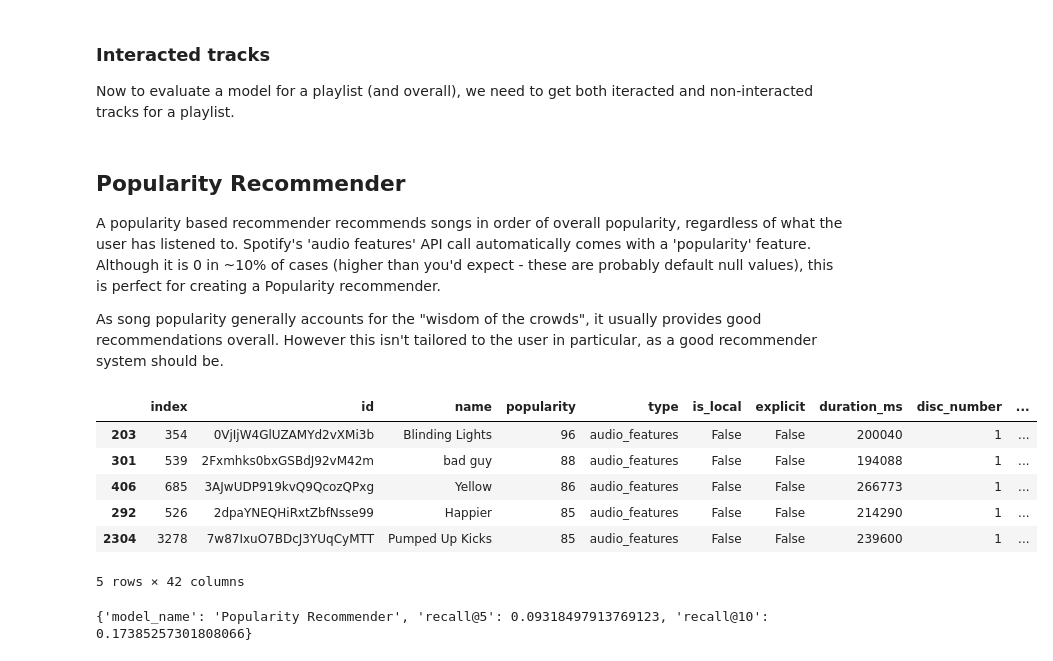
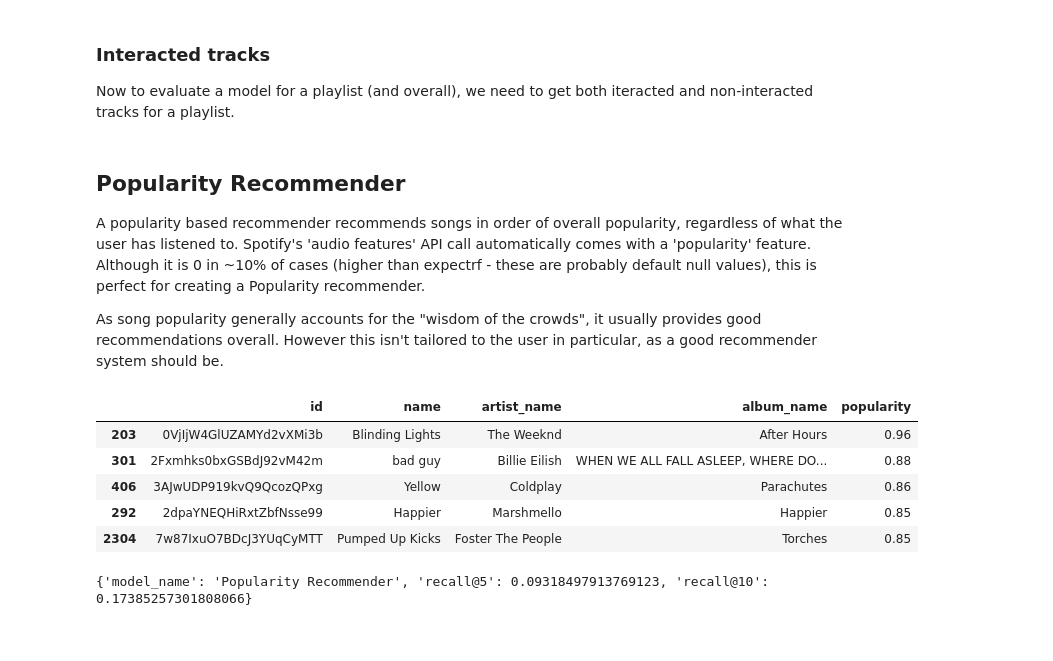
Before and after one commit to anthonyli358/spotify-recommender-systems, a Jupyter notebook: recommender_systems.ipynb, the cells around one changed output. Saved outputs shown, nothing was run; the diff lists cells and outputs as text; code cells hidden in the pictures.

Commit message:
Complete Collaborative, Hybrid, and HybridPopularity recommenders

```diff
--- a/recommender_systems.ipynb
+++ b/recommender_systems.ipynb
@@ -54,0 +44,3 @@ playlist_tracks_df.head()
+# %%
+playlist_tracks_df['popularity'] = playlist_tracks_df['popularity'] / 100  # normalise popularity feature between 0 and 1
+playlist_tracks_df.head()
@@ -138,7 +138,7 @@ interacted_tracks, non_interacted_tracks = get_interacted_tracks(playlist_tracks
 # %% [markdown]
 ## Popularity Recommender
 
-A popularity based recommender recommends songs in order of overall popularity, regardless of what the user has listened to. Spotify's 'audio features' API call automatically comes with a 'popularity' feature. Although it is 0 in ~10% of cases (higher than you'd expect - these are probably default null values), this is perfect for creating a Popularity recommender.
+A popularity based recommender recommends songs in order of overall popularity, regardless of what the user has listened to. Spotify's 'audio features' API call automatically comes with a 'popularity' feature. Although it is 0 in ~10% of cases (higher than expectrf - these are probably default null values), this is perfect for creating a Popularity recommender.
 
 As song popularity generally accounts for the "wisdom of the crowds", it usually provides good recommendations overall. However this isn't tailored to the user in particular, as a good recommender system should be.
 # %%
@@ -159,15 +159,14 @@ popularity_model = PopularityRecommender(playlist_tracks_df)
 # %%
 # You can see this is essentially sorted by popularity
 popularity_model_recommendations = popularity_model.recommend_tracks(playlist_ids['Chill'], interacted_tracks['id'].tolist())
-popularity_model_recommendations.head()
+popularity_model_recommendations[['id', 'name', 'artist_name', 'album_name', 'popularity']].head()
 # %% [output]
-|  | index | id | name | popularity | type | is_local | explicit | duration_ms | disc_number | ... |
-| 203 | 354 | 0VjIjW4GlUZAMYd2vXMi3b | Blinding Lights | 96 | audio_features | False | False | 200040 | 1 | ... |
-| 301 | 539 | 2Fxmhks0bxGSBdJ92vM42m | bad guy | 88 | audio_features | False | False | 194088 | 1 | ... |
-| 406 | 685 | 3AJwUDP919kvQ9QcozQPxg | Yellow | 86 | audio_features | False | False | 266773 | 1 | ... |
-| 292 | 526 | 2dpaYNEQHiRxtZbfNsse99 | Happier | 85 | audio_features | False | False | 214290 | 1 | ... |
-| 2304 | 3278 | 7w87IxuO7BDcJ3YUqCyMTT | Pumped Up Kicks | 85 | audio_features | False | False | 239600 | 1 | ... |
+|  | id | name | artist_name | album_name | popularity |
+| 203 | 0VjIjW4GlUZAMYd2vXMi3b | Blinding Lights | The Weeknd | After Hours | 0.96 |
+| 301 | 2Fxmhks0bxGSBdJ92vM42m | bad guy | Billie Eilish | WHEN WE ALL FALL ASLEEP, WHERE DO... | 0.88 |
+| 406 | 3AJwUDP919kvQ9QcozQPxg | Yellow | Coldplay | Parachutes | 0.86 |
+| 292 | 2dpaYNEQHiRxtZbfNsse99 | Happier | Marshmello | Happier | 0.85 |
+| 2304 | 7w87IxuO7BDcJ3YUqCyMTT | Pumped Up Kicks | Foster The People | Torches | 0.85 |
-5 rows × 42 columns
 # %%
 popularity_model_metrics, popularity_model_details = model_evaluator.evaluate_model(popularity_model)
 
```
Also changed, not shown: parts of 31 cells of this notebook.
